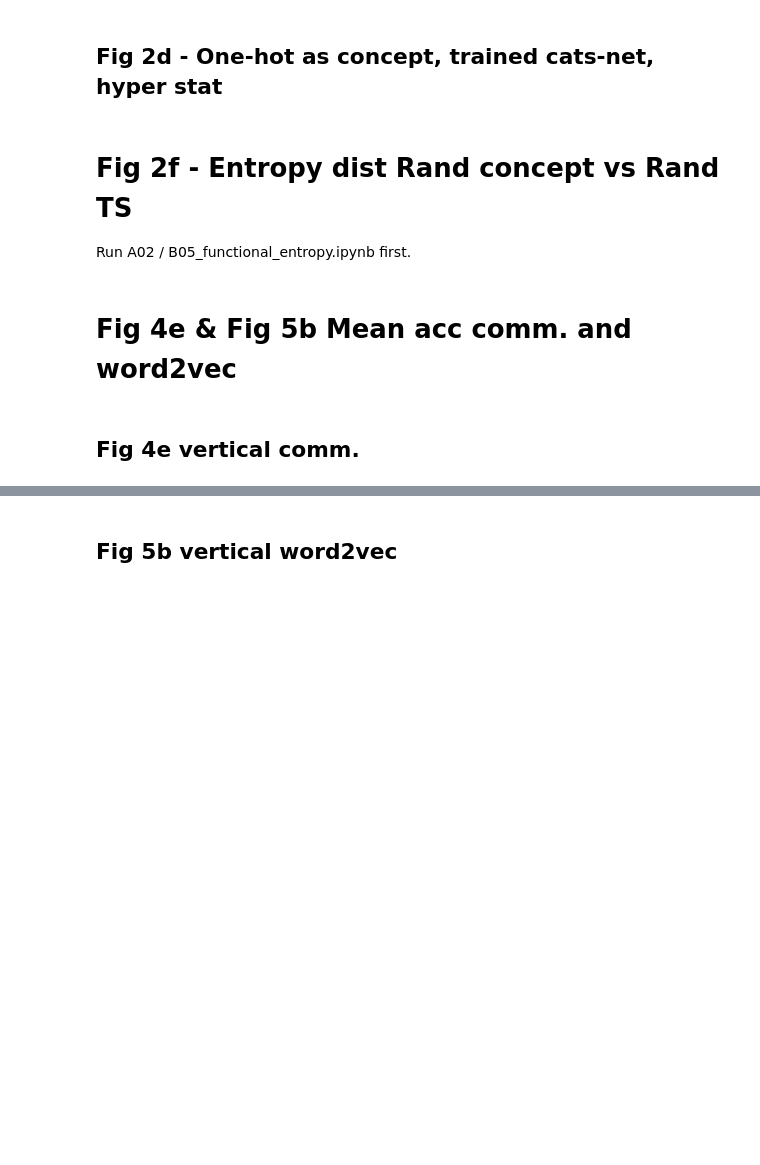
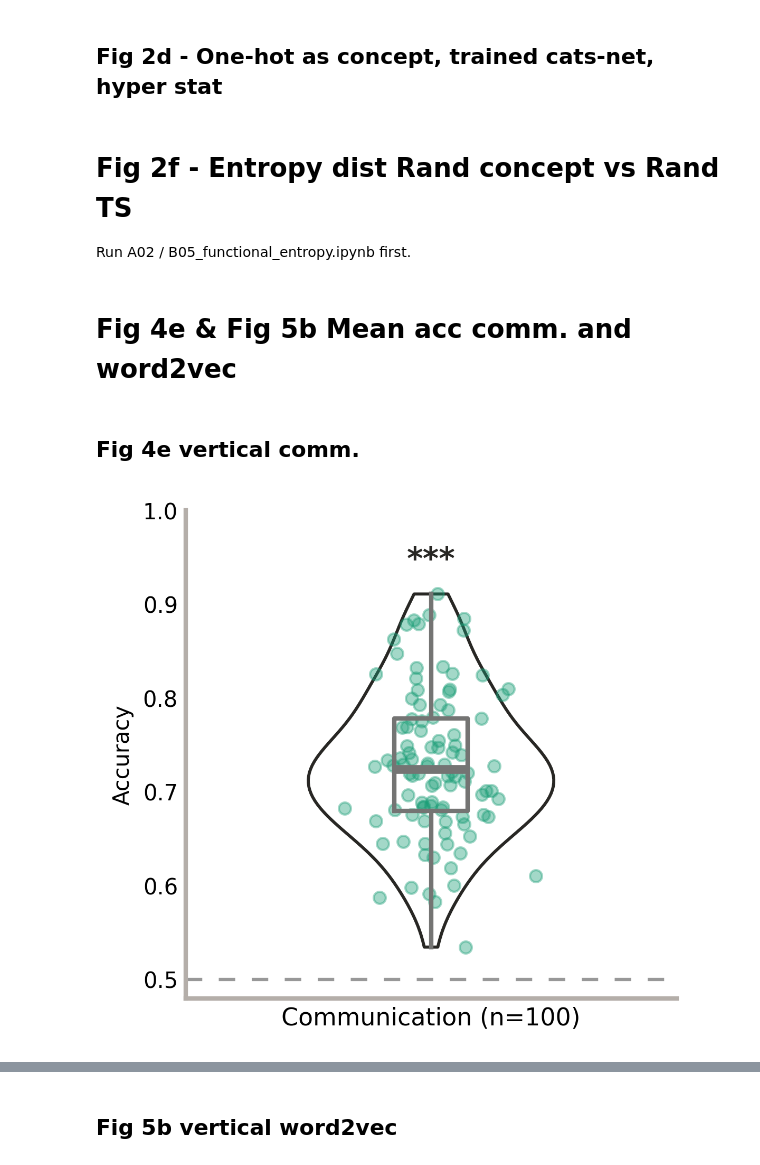
Before and after one commit to Hiroid/CATS_Net, a Jupyter notebook: B01_figures/NCS_figures.ipynb, the cells around one changed output, grey strips where cells are left out. Cells and saved outputs as stored; diff of their text form; code cells hidden in the pictures; blank space fills up the shorter version.

```diff
--- a/B01_figures/NCS_figures.ipynb
+++ b/B01_figures/NCS_figures.ipynb
@@ -1096,49 +1095,51 @@ for x, y, color in zip(x_jittered, y_data, COLOR_SCALE):
 
 max_y = max(y_data[0])
 offset = 0.02
 ax.text(POSITIONS[0], max_y + offset, "***", ha='center', va='bottom', weight="bold", fontsize=14, color=BLACK)
 
 
 # Customize layout -----------------------------------------------
 # Hide spines
 ax.spines["right"].set_color("none")
 ax.spines["top"].set_color("none")
 
 # Customize spines color
 ax.spines["left"].set_color(GREY_LIGHT)
 ax.spines["left"].set_linewidth(2)
 ax.spines["bottom"].set_color(GREY_LIGHT)
 ax.spines["bottom"].set_linewidth(2)
 
 # Customize labels and ticks
 ax.tick_params(length=0)
 ax.set_yticks(HLINES)
 ax.set_yticklabels(HLINES, size=10)
 ax.set_ylabel("Accuracy", size=10)
 
 # xlabels accounts for the sample size for each species
 xlabels = ["Communication (n=100)"]
 ax.set_xticks(POSITIONS)
 ax.set_xticklabels(xlabels, size=11, ha="center", ma="center")
 
-plt.savefig(
-    os.path.join(
-        project_root,
-        "B01_figures",
-        "outputs",
-        "fig_4e.eps"
-    ),
-    format="eps", bbox_inches='tight')
-plt.savefig(
-    os.path.join(
-        project_root,
-        "B01_figures",
-        "outputs",
-        "fig_4e.png"
-    ),
-    format="png", bbox_inches='tight')
+# plt.savefig(
+#     os.path.join(
+#         project_root,
+#         "B01_figures",
+#         "outputs",
+#         "fig_4e.eps"
+#     ),
+#     format="eps", bbox_inches='tight')
+# plt.savefig(
+#     os.path.join(
+#         project_root,
+#         "B01_figures",
+#         "outputs",
+#         "fig_4e.png"
+#     ),
+#     format="png", bbox_inches='tight')
 
 plt.show()
+# %% [output]
+[figure, added]
 # %%
 # Extract the two lists
 sample1 = y_data[0]
```
Also changed, not shown: parts of 10 cells of this notebook.
